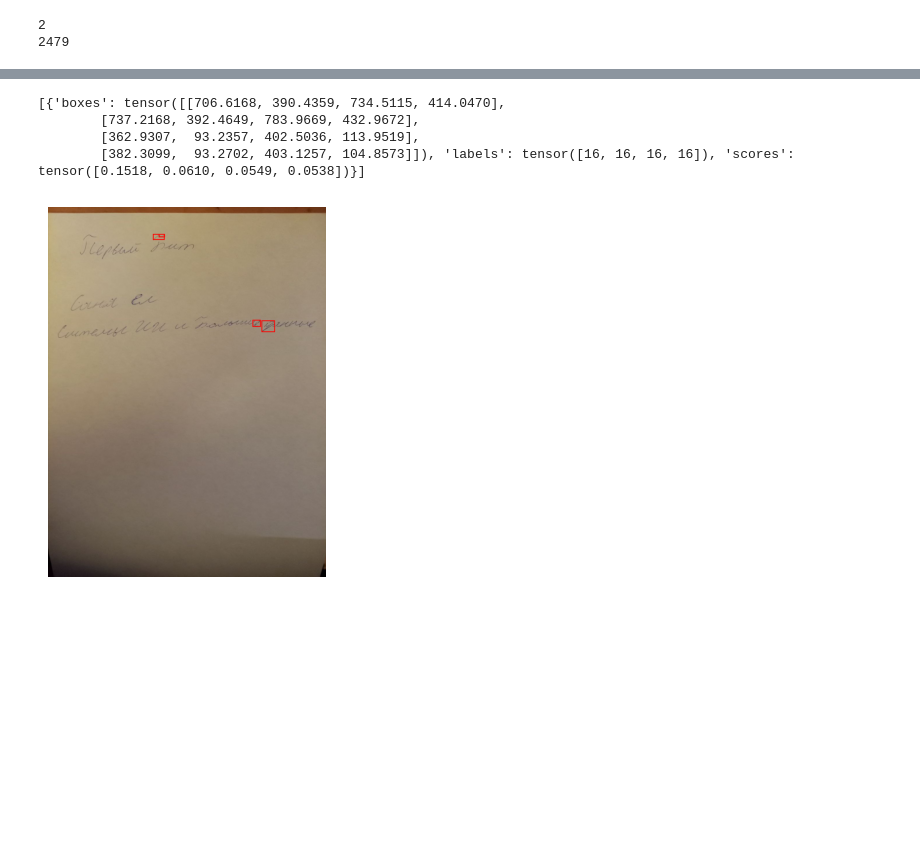
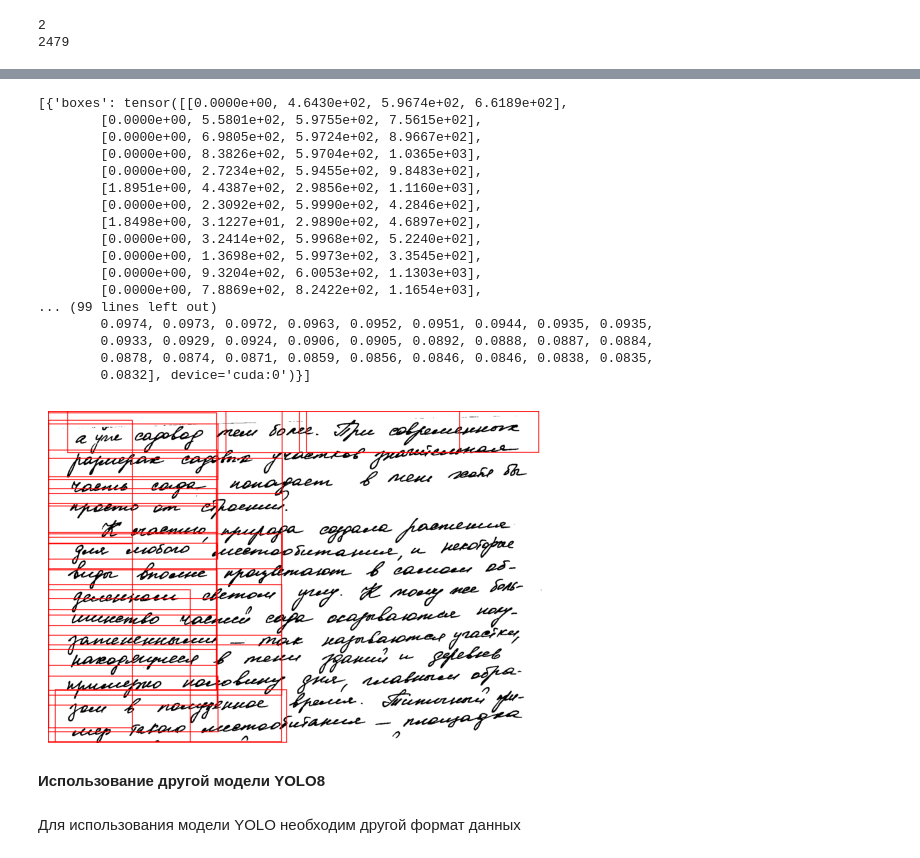
Before and after one commit to vsham05/Detection-OCR-HandwritingModel, a Jupyter notebook: ПервыйБИТ_практика.ipynb, the cells around one changed output, grey strips where cells are left out. Saved outputs shown, nothing was run; the diff lists cells and outputs as text; code cells hidden in the pictures; blank space fills up the shorter version.

```diff
--- a/ПервыйБИТ_практика.ipynb
+++ b/ПервыйБИТ_практика.ipynb
@@ -228,6 +236,7 @@ print(len([name for name in os.listdir(DIR) if os.path.isfile(os.path.join(DIR,
 2
 2479
 # %%
+
 from torch.utils.data import DataLoader
 
 # Пути к данным
@@ -241,6 +250,16 @@ dataset = CocoDetectionDataset(
     transform=None,  # Можно добавить аугментации (Albumentations)
 )
 
+val_dir = "/content/valid"
+val_annotations = os.path.join(val_dir, "_annotations.coco.json")
+
+
+val_dataset = CocoDetectionDataset(
+    root_dir=val_dir,
+    annotation_file=val_annotations,
+    transform=None,  # Можно добавить аугментации (Albumentations)
+)
+
 # Пример загрузки одной картинки
 image, target = dataset[0]
 print("Image shape:", image.shape)
@@ -267,11 +280,19 @@ Labels: tensor([1, 1, 1, 1, 1, 1, 1, 1, 1, 1, 1, 1, 1, 1, 1, 1, 1, 1, 1, 1, 1, 1
 2478
 # %%
+
 dataloader = DataLoader(
     dataset,
-    batch_size=4,
+    batch_size=9,
     shuffle=True,
     collate_fn=lambda x: tuple(zip(*x))  # Для поддержки разного числа объектов в изображениях
 )
+
+val_dataloader = DataLoader(
+    val_dataset,
+    batch_size=3,
+    shuffle=True,
+    collate_fn=lambda x: tuple(zip(*x))  # Для поддержки разного числа объектов в изображениях
+)
 # %%
 import matplotlib.pyplot as plt
 import numpy as np
@@ -355,42 +540,56 @@ from torchvision.transforms import functional as F
 import matplotlib.pyplot as plt
 
 # 1. Загрузка изображения через PIL
-image_path = "/content/1.jpg"
+image_path = "/content/3.png"
 image = Image.open(image_path).convert("RGB")  # Конвертируем в RGB
 
 # 2. Преобразование в тензор для PyTorch
-image_tensor = F.to_tensor(image)  # Автоматически нормализует в [0, 1]
+image_tensor = F.to_tensor(image).to(device)  # Автоматически нормализует в [0, 1]
 
-# 3. Загрузка модели (пример: Faster R-CNN)
-model = torchvision.models.detection.fasterrcnn_resnet50_fpn(pretrained=True)
-model.eval()
 
-# 4. Инференс
+
 with torch.no_grad():
     predictions = model([image_tensor])
 print(predictions)
 # 5. Визуализация
-def visualize_pil(image, predictions, confidence_threshold=0):
+def visualize_pil(image, predictions, confidence_threshold=0.25):
     boxes = predictions[0]['boxes']
     scores = predictions[0]['scores']
     labels = predictions[0]['labels']
 
     keep = scores > confidence_threshold
     boxes = boxes[keep]
 
     # Рисуем bounding boxes
     draw = ImageDraw.Draw(image)
     for box in boxes:
         draw.rectangle(box.tolist(), outline="red", width=3)
 
     plt.imshow(image)
     plt.axis('off')
     plt.show()
 
 visualize_pil(image, predictions)
 # %% [output]
-[{'boxes': tensor([[706.6168, 390.4359, 734.5115, 414.0470],
-        [737.2168, 392.4649, 783.9669, 432.9672],
-        [362.9307,  93.2357, 402.5036, 113.9519],
-        [382.3099,  93.2702, 403.1257, 104.8573]]), 'labels': tensor([16, 16, 16, 16]), 'scores': tensor([0.1518, 0.0610, 0.0549, 0.0538])}]
+[{'boxes': tensor([[0.0000e+00, 4.6430e+02, 5.9674e+02, 6.6189e+02],
+        [0.0000e+00, 5.5801e+02, 5.9755e+02, 7.5615e+02],
+        [0.0000e+00, 6.9805e+02, 5.9724e+02, 8.9667e+02],
+        [0.0000e+00, 8.3826e+02, 5.9704e+02, 1.0365e+03],
+        [0.0000e+00, 2.7234e+02, 5.9455e+02, 9.8483e+02],
+        [1.8951e+00, 4.4387e+02, 2.9856e+02, 1.1160e+03],
+        [0.0000e+00, 2.3092e+02, 5.9990e+02, 4.2846e+02],
+        [1.8498e+00, 3.1227e+01, 2.9890e+02, 4.6897e+02],
+        [0.0000e+00, 3.2414e+02, 5.9968e+02, 5.2240e+02],
+        [0.0000e+00, 1.3698e+02, 5.9973e+02, 3.3545e+02],
+        [0.0000e+00, 9.3204e+02, 6.0053e+02, 1.1303e+03],
+        [0.0000e+00, 7.8869e+02, 8.2422e+02, 1.1654e+03],
+... (99 lines left out)
+        0.0974, 0.0973, 0.0972, 0.0963, 0.0952, 0.0951, 0.0944, 0.0935, 0.0935,
+        0.0933, 0.0929, 0.0924, 0.0906, 0.0905, 0.0892, 0.0888, 0.0887, 0.0884,
+        0.0878, 0.0874, 0.0871, 0.0859, 0.0856, 0.0846, 0.0846, 0.0838, 0.0835,
+        0.0832], device='cuda:0')}]
-[figure, old version]
+[figure, new version]
+# %% [markdown]
+**Использование другой модели YOLO8**
+# %% [markdown]
+Для использования модели YOLO необходим другой формат данных
```
Also changed, not shown: parts of 14 cells of this notebook.
